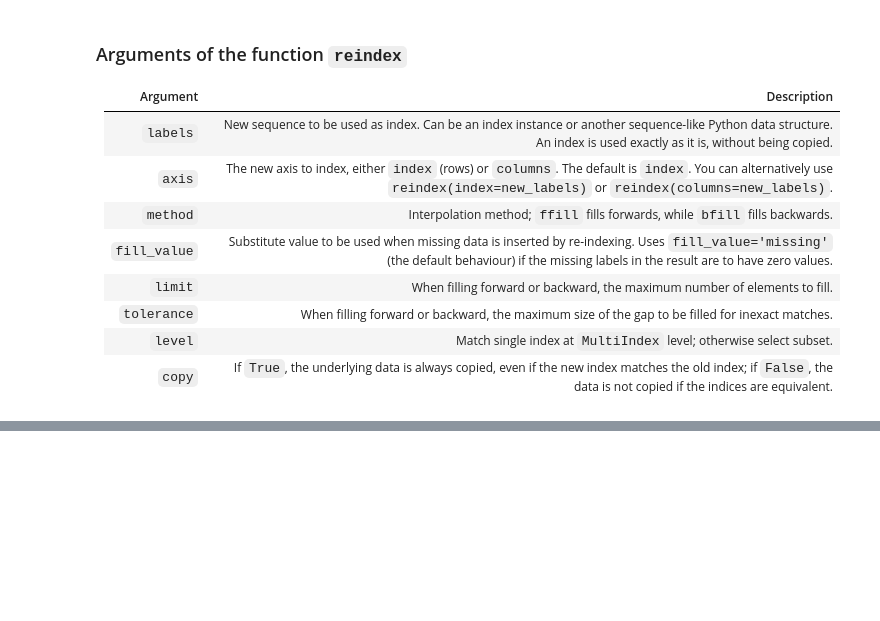
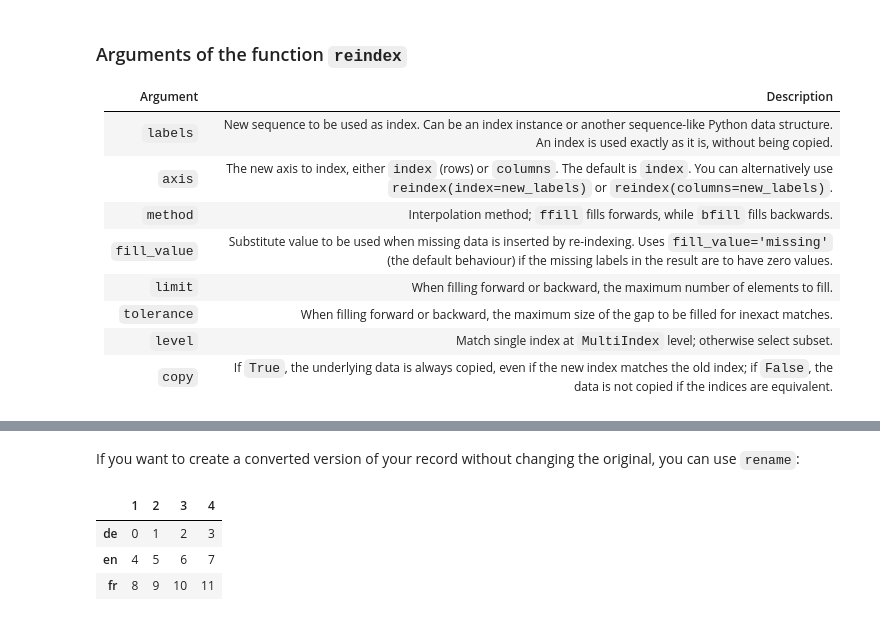
Before and after one commit to veit/jupyter-tutorial, a Jupyter notebook: docs/workspace/pandas/indexing.ipynb, the cells around one changed output, grey strips where cells are left out. Saved outputs shown, nothing was run; the diff lists cells and outputs as text; code cells hidden in the pictures; blank space fills up the shorter version.

```diff
--- a/docs/workspace/pandas/indexing.ipynb
+++ b/docs/workspace/pandas/indexing.ipynb
@@ -238,0 +273,9 @@ Argument | Description
+# %% [markdown]
+If you want to create a converted version of your record without changing the original, you can use `rename`:
+# %%
+data.rename(index=str.lower)
+# %% [output]
+|  | 1 | 2 | 3 | 4 |
+| de | 0 | 1 | 2 | 3 |
+| en | 4 | 5 | 6 | 7 |
+| fr | 8 | 9 | 10 | 11 |
```
Also changed, not shown: parts of 11 cells of this notebook.
